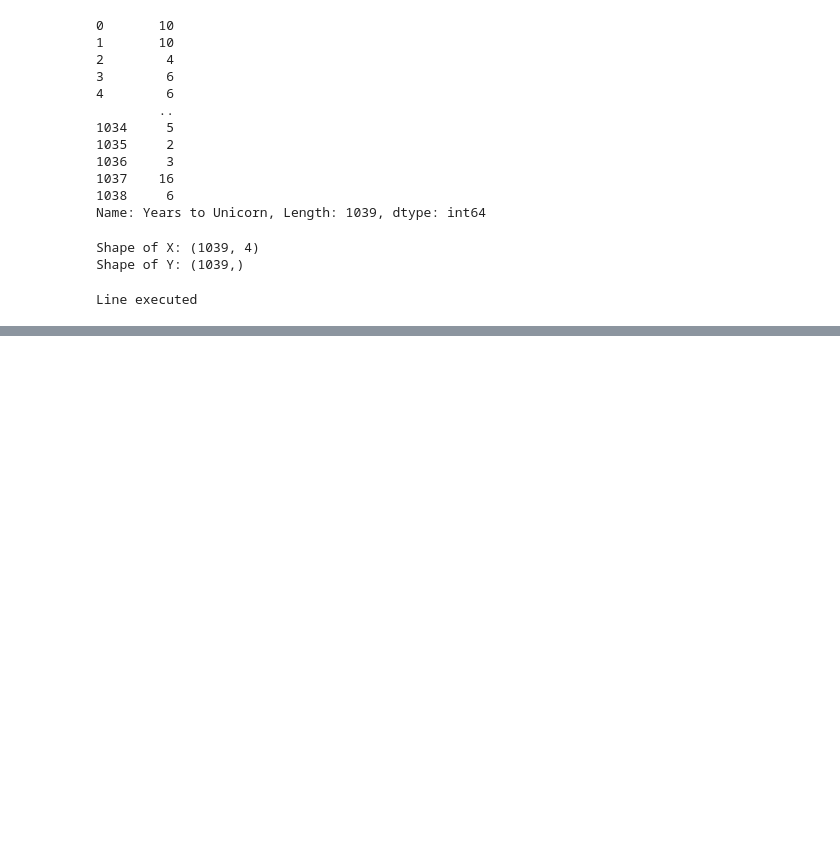
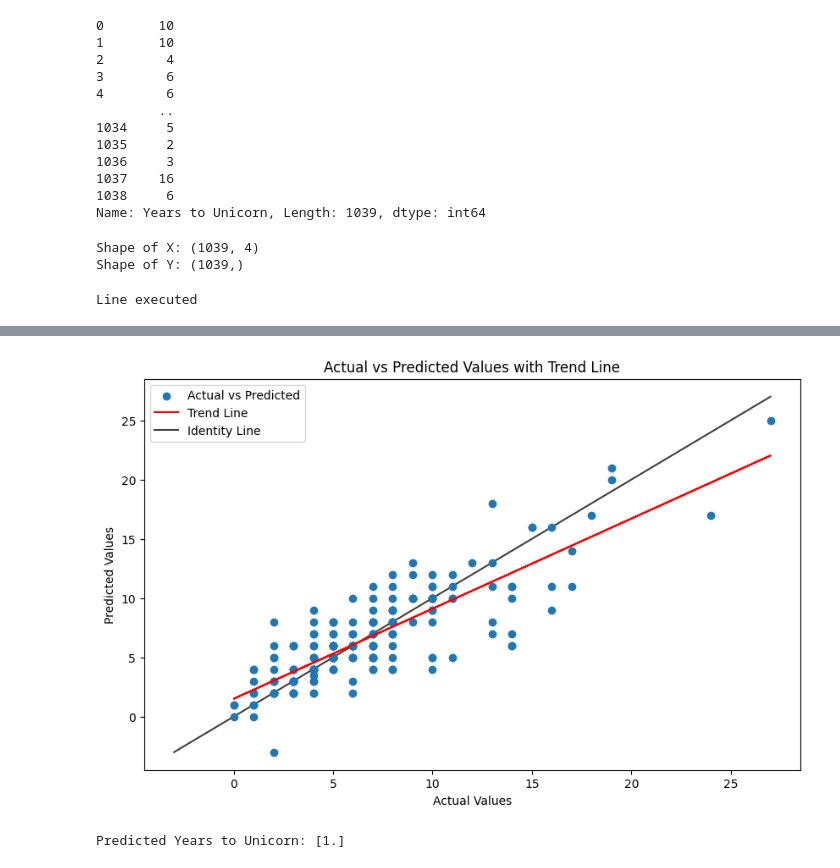
Before and after one commit to CristovalNS/Fundamentals_of_Data_Science_Project, a Jupyter notebook: DecisionTree.ipynb, the cells around one changed output, grey strips where cells are left out. Saved outputs shown, nothing was run; the diff lists cells and outputs as text; code cells hidden in the pictures; blank space fills up the shorter version.

```diff
--- a/DecisionTree.ipynb
+++ b/DecisionTree.ipynb
@@ -194,0 +168,48 @@ plt.show()
+# %%
+import numpy as np
+import matplotlib.pyplot as plt
+
+# Scatter plot of actual vs predicted values
+plt.figure(figsize=(10, 6))
+plt.scatter(Y_test, Y_pred, label='Actual vs Predicted')
+plt.title('Actual vs Predicted Values with Trend Line')
+plt.xlabel('Actual Values')
+plt.ylabel('Predicted Values')
+
+# Add a trend line (line of best fit)
+z = np.polyfit(Y_test, Y_pred, 1)
+p = np.poly1d(z)
+plt.plot(Y_test, p(Y_test), color='red', label='Trend Line')
+
+# Add identity line
+lims = [
+    np.min([Y_test.min(), Y_pred.min()]),
+    np.max([Y_test.max(), Y_pred.max()])
+]
+plt.plot(lims, lims, 'k-', alpha=0.75, zorder=0, label='Identity Line')
+
+plt.legend()
+plt.show()
+# %% [output]
+[figure, added]
+# %%
+# Assume 'new_data' is a DataFrame with the same structure as your training data
+# Replace the values in 'new_data' with the actual values you want to predict for
+
+new_data = pd.DataFrame({
+    'Encoded_Industry': "Fintech",  # Replace with the actual value for 'Encoded_Industry'
+    'Encoded_Country': "Indonesia",   # Replace with the actual value for 'Encoded_Country'
+    'Year Founded': 2020,      # Replace with the actual value for 'Year Founded'
+    'Funding_Numeric ($B)': 2   # Replace with the actual value for 'Funding_Numeric'
+}, index=[0])
+
+# Encode categorical variables
+new_data['Encoded_Industry'] = industry_le.transform(new_data['Encoded_Industry'])
+new_data['Encoded_Country'] = country_le.transform(new_data['Encoded_Country'])
+
+# Use the trained model to make predictions
+predicted_years_to_unicorn = regressor.predict(new_data)
+
+print("Predicted Years to Unicorn:", predicted_years_to_unicorn)
+# %% [output]
+Predicted Years to Unicorn: [1.]
```
Also changed, not shown: parts of 4 cells of this notebook, 2 other files.
